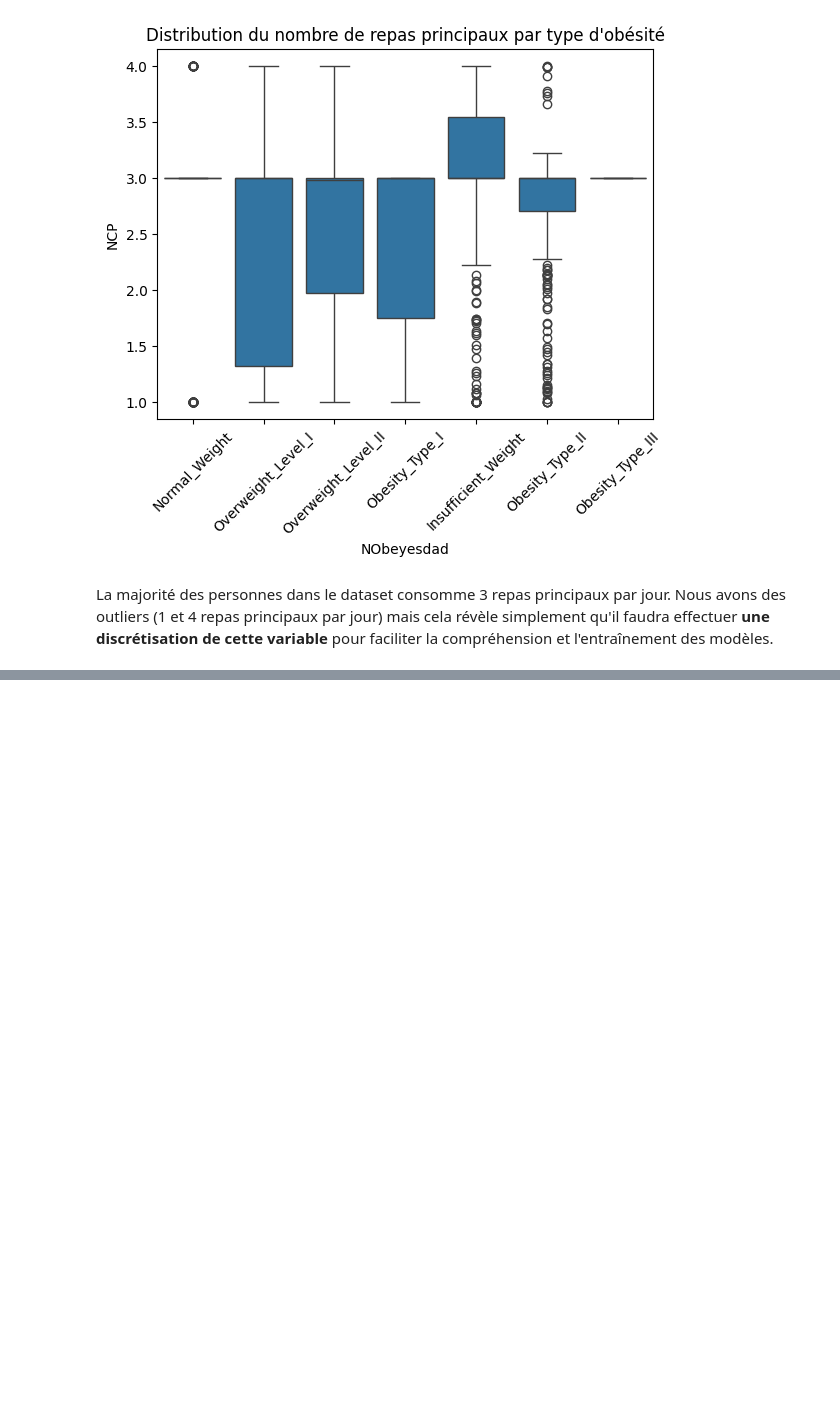
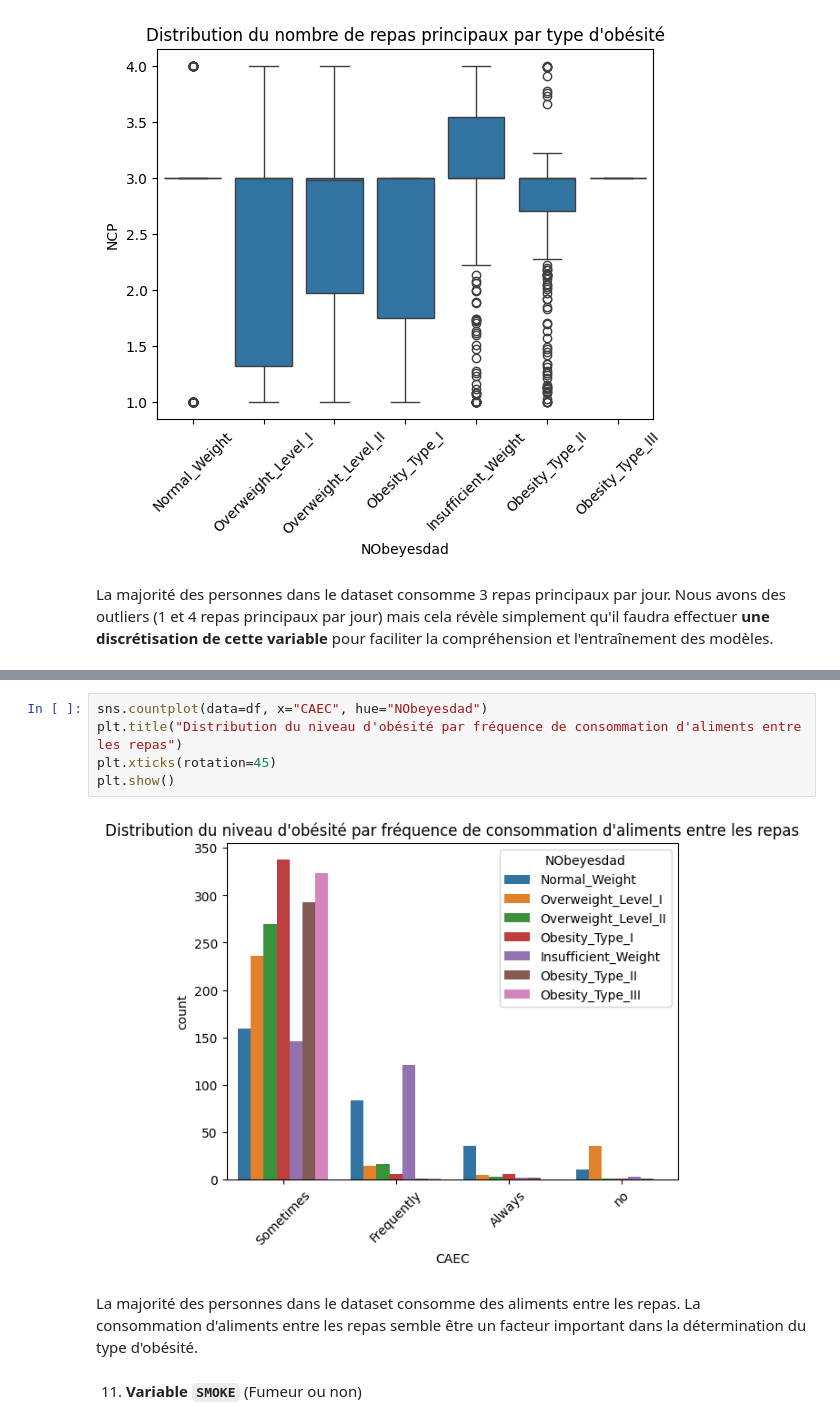
Before and after one commit to anthonybnl/projet-ml, a Jupyter notebook: notebook.ipynb, the cells around one changed output, grey strips where cells are left out. Saved outputs shown, nothing was run; the diff lists cells and outputs as text; blank space fills up the shorter version.

```diff
--- a/notebook.ipynb
+++ b/notebook.ipynb
@@ -381,0 +401,11 @@ La majorité des personnes dans le dataset consomme 3 repas principaux par jour.
+# %%
+sns.countplot(data=df, x="CAEC", hue="NObeyesdad")
+plt.title("Distribution du niveau d'obésité par fréquence de consommation d'aliments entre les repas")
+plt.xticks(rotation=45)
+plt.show()
+# %% [output]
+[figure, added]
+# %% [markdown]
+La  majorité des personnes dans le dataset consomme des aliments entre les repas. La consommation d'aliments entre les repas semble être un facteur important dans la détermination du type d'obésité.
+# %% [markdown]
+11. **Variable `SMOKE`** (Fumeur ou non)
```
Also changed, not shown: parts of 41 cells of this notebook, 1 other file.
